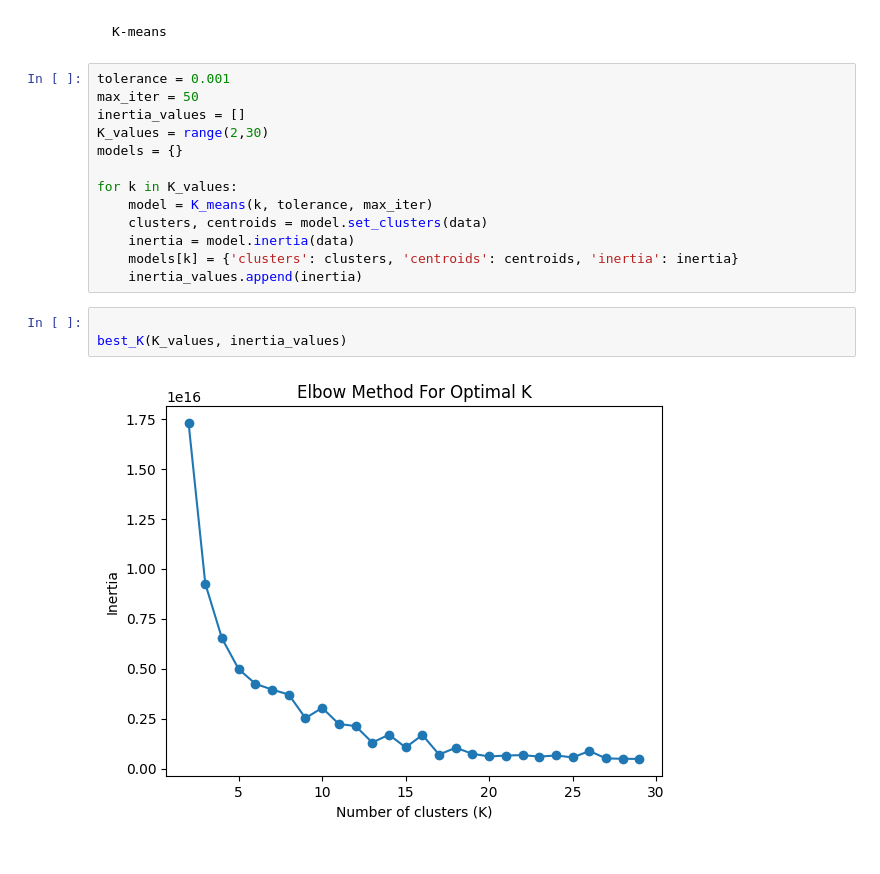
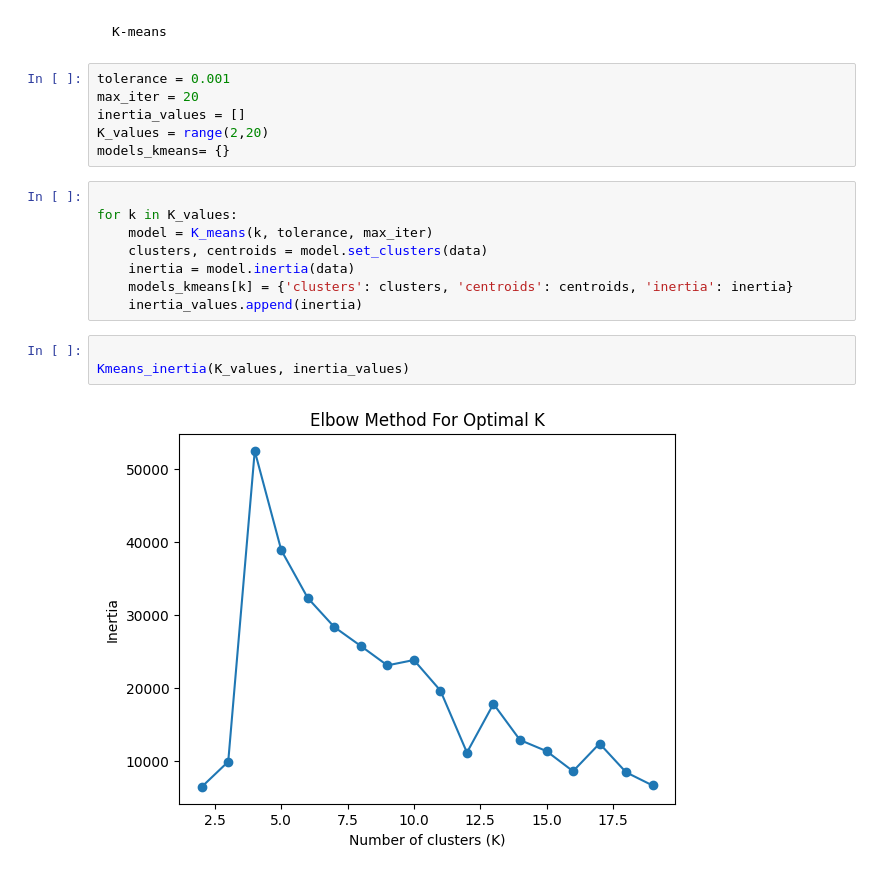
Before and after one commit to NatalyHofkamp/tp4_ML, a Jupyter notebook: problema1/problema_1.ipynb, the cells around one changed output. Drawn from its saved outputs; the diff is of its cells as text.

```diff
--- a/problema1/problema_1.ipynb
+++ b/problema1/problema_1.ipynb
@@ -5,21 +7,22 @@ from dataset import *
 data = get_data('clustering.csv')
 # %% [markdown]
     K-means
+# %%
+tolerance = 0.001
+max_iter = 20
+inertia_values = []
+K_values = range(2,20)
+models_kmeans= {}
 # %%
-tolerance = 0.001
-max_iter = 50
-inertia_values = []
-K_values = range(2,30)
-models = {}
 
 for k in K_values:
     model = K_means(k, tolerance, max_iter)
     clusters, centroids = model.set_clusters(data)
     inertia = model.inertia(data)
-    models[k] = {'clusters': clusters, 'centroids': centroids, 'inertia': inertia}
+    models_kmeans[k] = {'clusters': clusters, 'centroids': centroids, 'inertia': inertia}
     inertia_values.append(inertia)
 # %%
 
-best_K(K_values, inertia_values)
+Kmeans_inertia(K_values, inertia_values)
 # %% [output]
-[figure, old version]
+[figure, new version]
```
Also changed, not shown: parts of 19 cells of this notebook, 8 other files.
